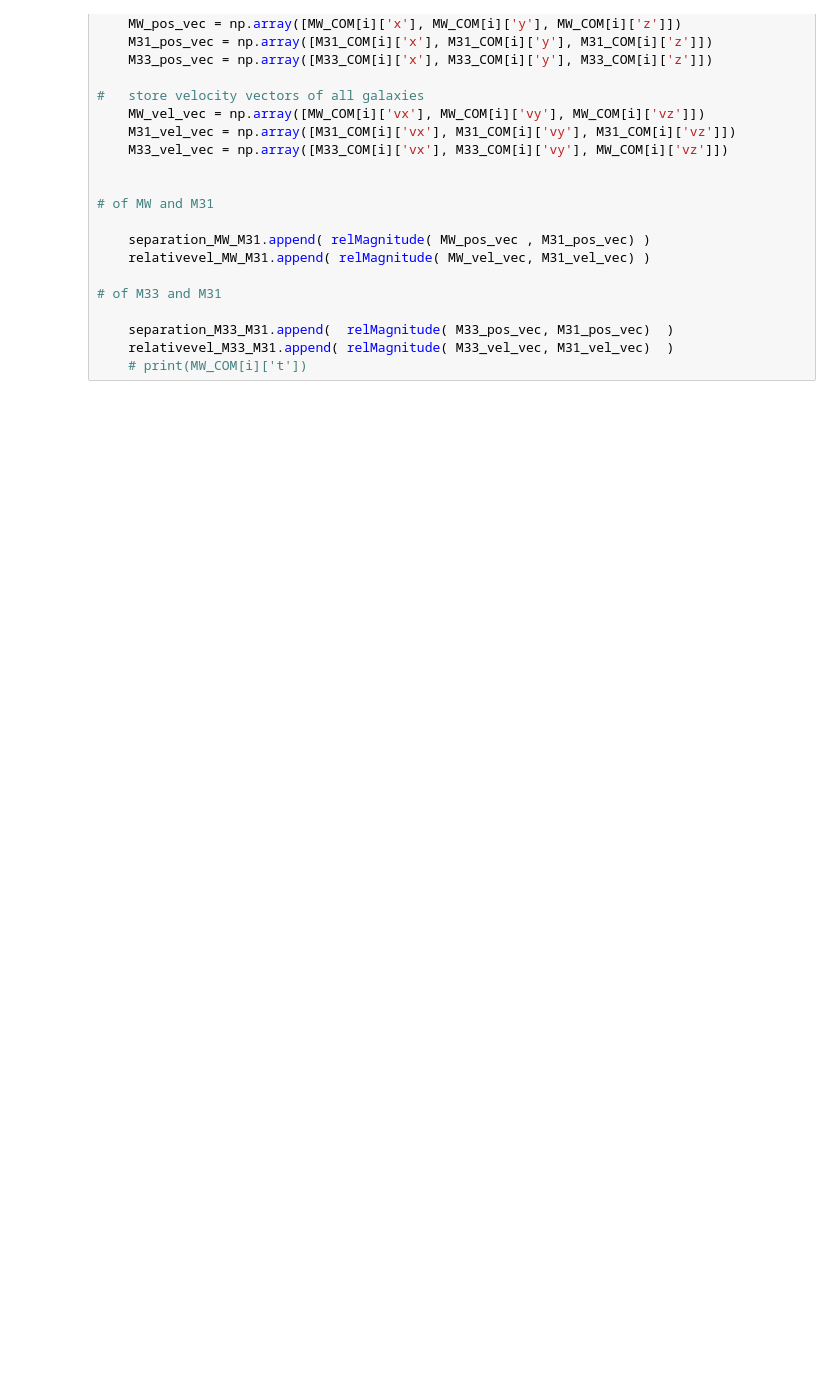
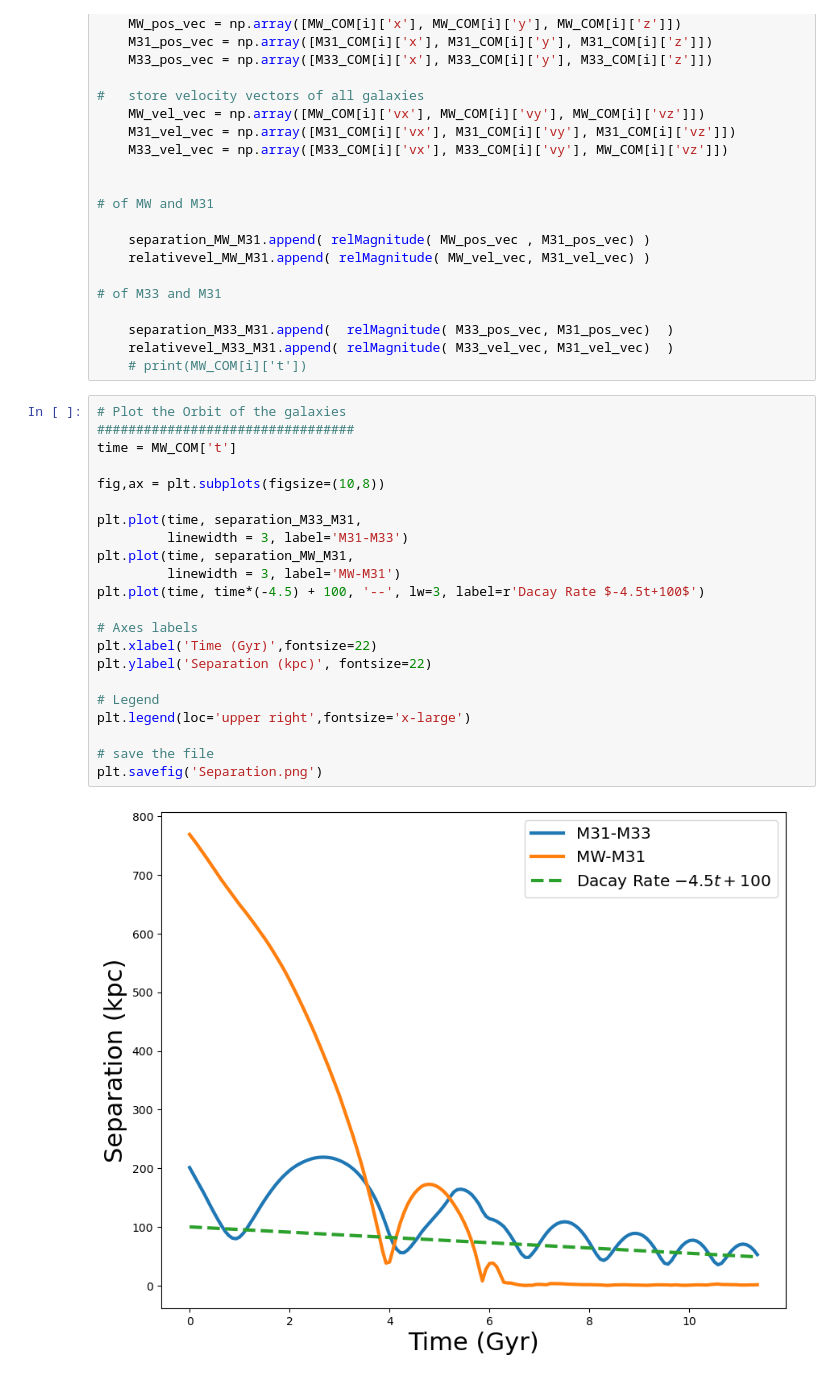
Before and after one commit to hina18201716/astr400b-25s, a Jupyter notebook: Homeworks/Homework6/OrbitCOM.ipynb, the cells around one changed output. Saved outputs shown, nothing was run; the diff lists cells and outputs as text; blank space fills up the shorter version.

```diff
--- a/Homeworks/Homework6/OrbitCOM.ipynb
+++ b/Homeworks/Homework6/OrbitCOM.ipynb
@@ -94,6 +94,30 @@ for i in range(ind):
     separation_M33_M31.append(  relMagnitude( M33_pos_vec, M31_pos_vec)  )
     relativevel_M33_M31.append( relMagnitude( M33_vel_vec, M31_vel_vec)  )
     # print(MW_COM[i]['t'])
+# %%
+# Plot the Orbit of the galaxies
+#################################
+time = MW_COM['t']
+
+fig,ax = plt.subplots(figsize=(10,8))
+
+plt.plot(time, separation_M33_M31,
+         linewidth = 3, label='M31-M33')
+plt.plot(time, separation_MW_M31,
+         linewidth = 3, label='MW-M31')
+plt.plot(time, time*(-4.5) + 100, '--', lw=3, label=r'Dacay Rate $-4.5t+100$')
+
+# Axes labels
+plt.xlabel('Time (Gyr)',fontsize=22)
+plt.ylabel('Separation (kpc)', fontsize=22)
+
+# Legend
+plt.legend(loc='upper right',fontsize='x-large')
+
+# save the file
+plt.savefig('Separation.png')
+# %% [output]
+[figure, added]
 # %%
 # Plot the Orbit of the galaxies
 #################################
```
Also changed, not shown: parts of 14 cells of this notebook.
